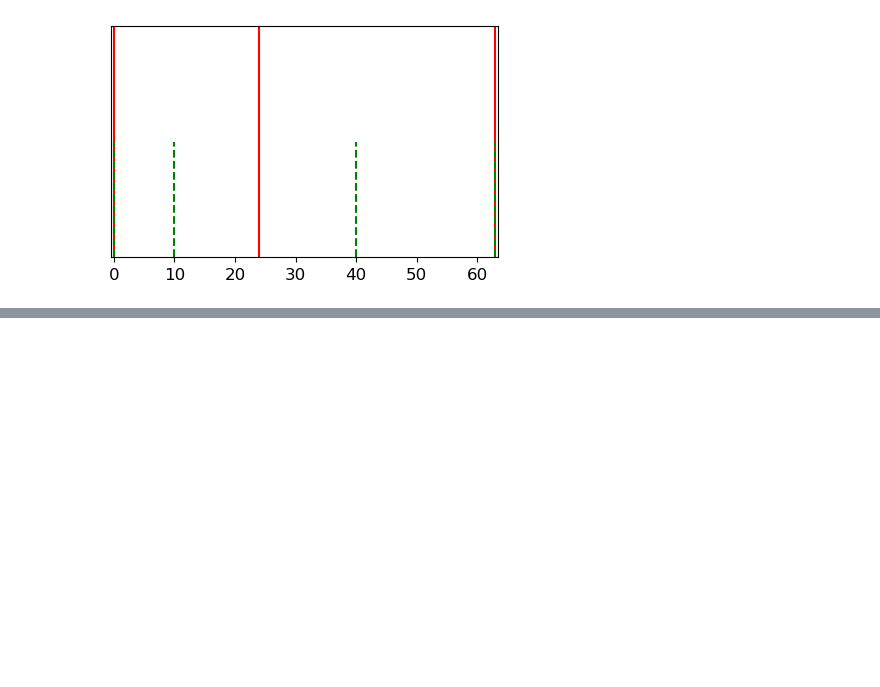
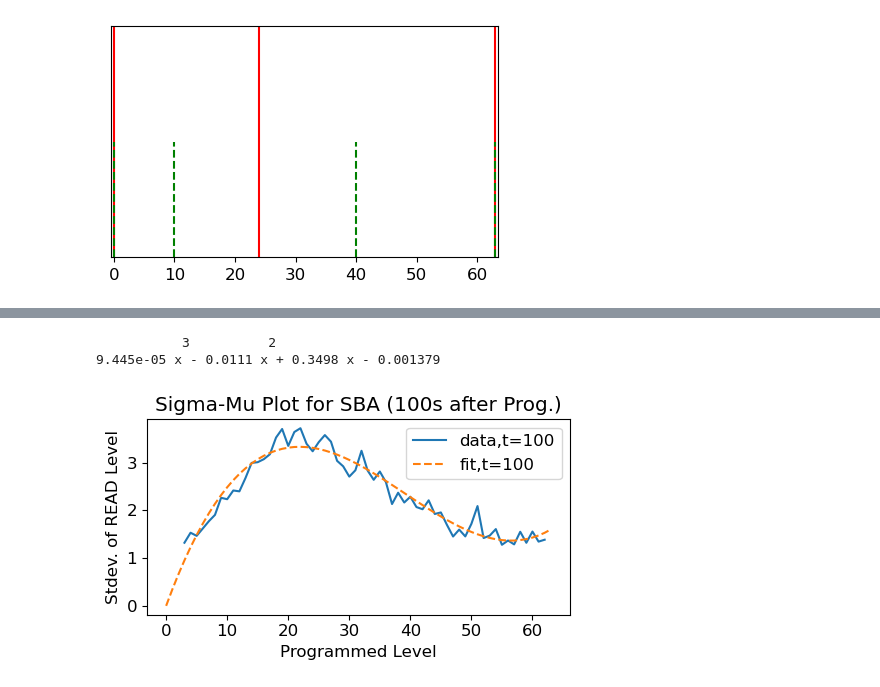
Before and after one commit to akashlevy/ember-python, a Jupyter notebook: analysis/characterizations.ipynb, the cells around one changed output, grey strips where cells are left out. Saved outputs shown, nothing was run; the diff lists cells and outputs as text; code cells hidden in the pictures; blank space fills up the shorter version.

```diff
--- a/analysis/characterizations.ipynb
+++ b/analysis/characterizations.ipynb
@@ -227,7 +229,7 @@ data
 # %%
 # Get times
 tdata = []
-times = [0, 0.1, 1, 10, 100, 1000, 10000]
+times = [0, 0.1, 1, 10, 100, 1000, 10000, 100000]
 for time in times:
     idx = (data["time"] - time).abs().groupby([data["addr"], data["i"]]).idxmin()
     d = data[data.index.isin(idx)]
@@ -241,14 +265,18 @@ tdata
 # %%
 for time in [100]:
     sbadata = tdata[(tdata["timept"] == time) & tdata["lvli"].isin(range(0,64,1))].groupby("lvli")["lvl"].std()
     sbadata.plot(label=f"data,t={time}")
-    fit = np.polyfit(sbadata.index.values, sbadata.values, 2)
+    fit = np.polyfit(sbadata.index.values, sbadata.values, 3)
     print(np.poly1d(fit))
     plt.plot(range(64), np.poly1d(fit)(range(64)), '--', label=f"fit,t={time}")
 plt.title("Sigma-Mu Plot for SBA (100s after Prog.)")
 plt.xlabel("Programmed Level")
 plt.ylabel("Stdev. of READ Level")
 plt.legend()
 plt.tight_layout()
 plt.savefig("figs/sigmamu.pdf")
 plt.show()
+# %% [output]
+           3          2
+9.445e-05 x - 0.0111 x + 0.3498 x - 0.001379
+[figure, added]
```
Also changed, not shown: parts of 5 cells of this notebook, 10 other files.
